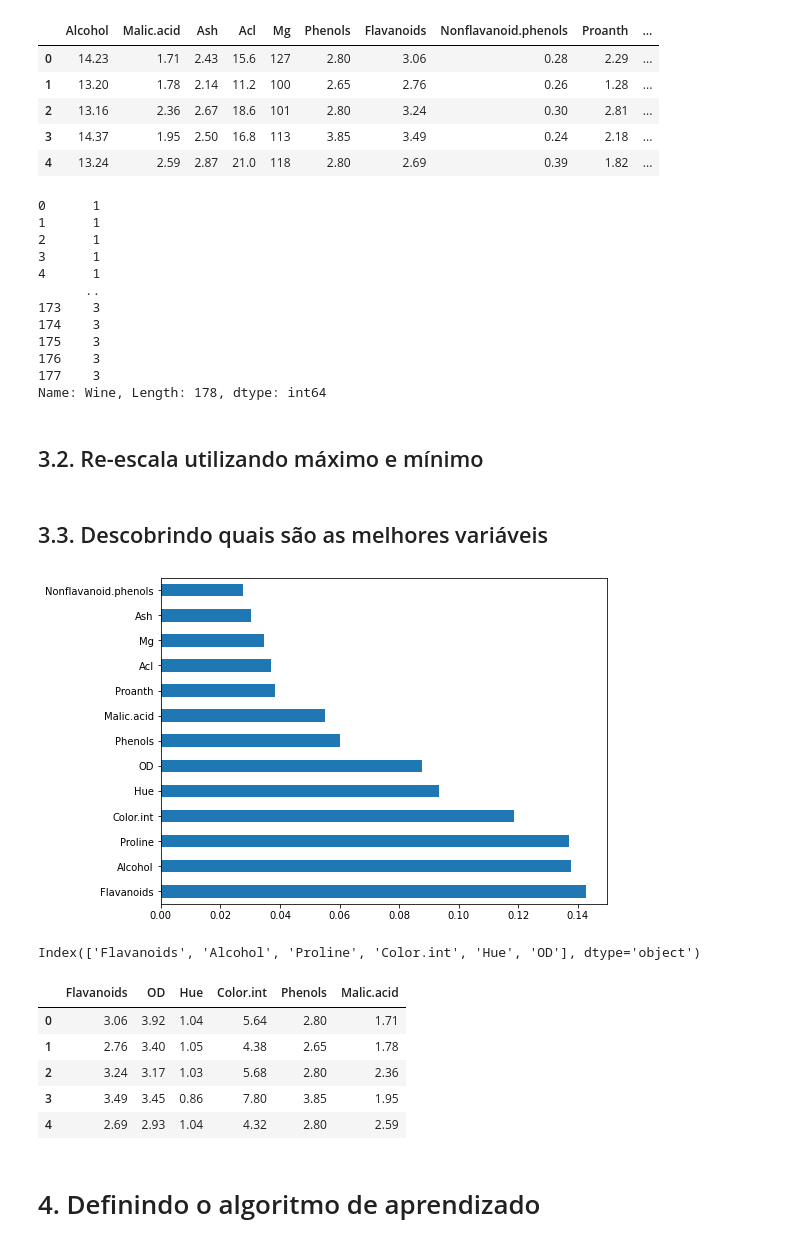
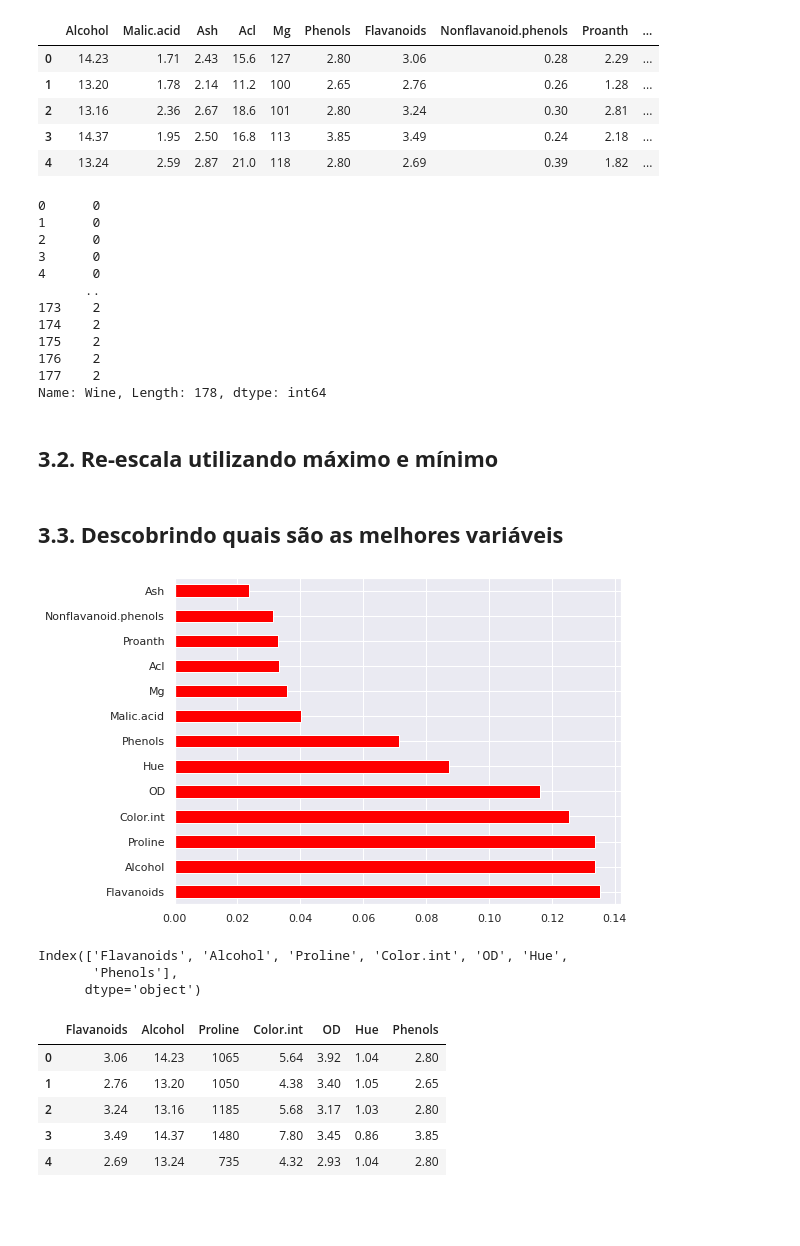
Before and after one commit to eu-joao/data-science, a Jupyter notebook: Classificação de vinho/notebook colab/Classificação de vinho.ipynb, the cells around one changed output. Cells and saved outputs as stored; diff of their text form; code cells hidden in the pictures; blank space fills up the shorter version.

```diff
--- a/Classificação de vinho/notebook colab/Classificação de vinho.ipynb
+++ b/Classificação de vinho/notebook colab/Classificação de vinho.ipynb
@@ -22,0 +92,8 @@ dataset.head()
+# %%
+# Trocando o tipo do atributo Wine por um tipo numérico
+label_encoder = LabelEncoder()
+wine_df['Wine'] = label_encoder.fit_transform(wine_df['Wine'])
+# %%
+# Criando um Gráfico de Barras para  mostrar a frequência da Variável "Wine" (Nossa Classe a ser Predita)
+sns.set_theme(style='darkgrid')
+sns.countplot(wine_df['Wine'], palette='OrRd')
@@ -27,5 +115,5 @@ dataset.head()
 # %%
-X = dataset.iloc[:, 1:]
+X = wine_df.iloc[:, 1:]
 X.head()
 # %% [output]
 |  | Alcohol | Malic.acid | Ash | Acl | Mg | Phenols | Flavanoids | Nonflavanoid.phenols | Proanth | ... |
@@ -35,53 +123,54 @@ X.head()
 | 3 | 14.37 | 1.95 | 2.50 | 16.8 | 113 | 3.85 | 3.49 | 0.24 | 2.18 | ... |
 | 4 | 13.24 | 2.59 | 2.87 | 21.0 | 118 | 2.80 | 2.69 | 0.39 | 1.82 | ... |
 # %%
-y = dataset.Wine
+y = wine_df.Wine
 y
 # %% [output]
-0      1
-1      1
-2      1
-3      1
-4      1
+0      0
+1      0
+2      0
+3      0
+4      0
       ..
-173    3
-174    3
-175    3
-176    3
-177    3
+173    2
+174    2
+175    2
+176    2
+177    2
 Name: Wine, Length: 178, dtype: int64
 # %% [markdown]
-## 3.2. Re-escala utilizando máximo e mínimo
+## **3.2. Re-escala utilizando máximo e mínimo**
 # %%
 X = (X - X.min())/(X.max()-X.min())
 # %% [markdown]
-## 3.3. Descobrindo quais são as melhores variáveis
+## **3.3. Descobrindo quais são as melhores variáveis**
 # %%
 # Usando o ExtraTree  para nos mostrar as Variáveis mais Importantes
 modelo = ExtraTreesClassifier()
 modelo.fit(X,y)
 
 plt.figure(figsize=(8,6))
 melhores = pd.Series(modelo.feature_importances_,index=X.columns)
-melhores.nlargest(24).plot(kind='barh')
+melhores.nlargest(24).plot(kind='barh', color='red')
 plt.show()
 # %% [output]
-[figure, old version]
+[figure, new version]
 # %%
-#Função para ranquear as 6 mais importantes
-melhores.nlargest(6).index
+#Função para ranquear as 7 mais importantes
+melhores.nlargest(7).index
 # %% [output]
-Index(['Flavanoids', 'Alcohol', 'Proline', 'Color.int', 'Hue', 'OD'], dtype='object')
+Index(['Flavanoids', 'Alcohol', 'Proline', 'Color.int', 'OD', 'Hue',
+       'Phenols'],
+      dtype='object')
 # %%
-# Separando as 6 variáveis mais importantes em "X" para que o algoritmo treine com esses dados
-X = dataset[['Flavanoids', 'OD', 'Hue', 'Color.int', 'Phenols', 'Malic.acid']]
+# Separando as 7 variáveis mais importantes em "X" para que o algoritmo treine com esses dados
+X = wine_df[['Flavanoids', 'Alcohol', 'Proline', 'Color.int', 'OD', 'Hue',
+       'Phenols']]
 X.head()
 # %% [output]
-|  | Flavanoids | OD | Hue | Color.int | Phenols | Malic.acid |
-| 0 | 3.06 | 3.92 | 1.04 | 5.64 | 2.80 | 1.71 |
-| 1 | 2.76 | 3.40 | 1.05 | 4.38 | 2.65 | 1.78 |
-| 2 | 3.24 | 3.17 | 1.03 | 5.68 | 2.80 | 2.36 |
-| 3 | 3.49 | 3.45 | 0.86 | 7.80 | 3.85 | 1.95 |
-| 4 | 2.69 | 2.93 | 1.04 | 4.32 | 2.80 | 2.59 |
+|  | Flavanoids | Alcohol | Proline | Color.int | OD | Hue | Phenols |
+| 0 | 3.06 | 14.23 | 1065 | 5.64 | 3.92 | 1.04 | 2.80 |
+| 1 | 2.76 | 13.20 | 1050 | 4.38 | 3.40 | 1.05 | 2.65 |
+| 2 | 3.24 | 13.16 | 1185 | 5.68 | 3.17 | 1.03 | 2.80 |
+| 3 | 3.49 | 14.37 | 1480 | 7.80 | 3.45 | 0.86 | 3.85 |
+| 4 | 2.69 | 13.24 | 735 | 4.32 | 2.93 | 1.04 | 2.80 |
-# %% [markdown]
-# 4. Definindo o algoritmo de aprendizado
```
Also changed, not shown: parts of 28 cells of this notebook.
